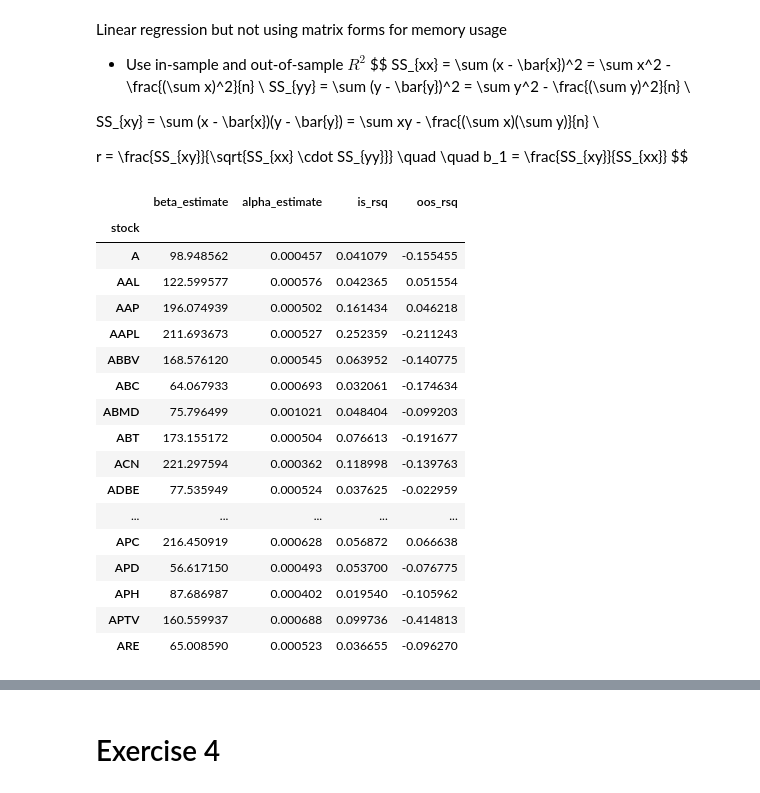
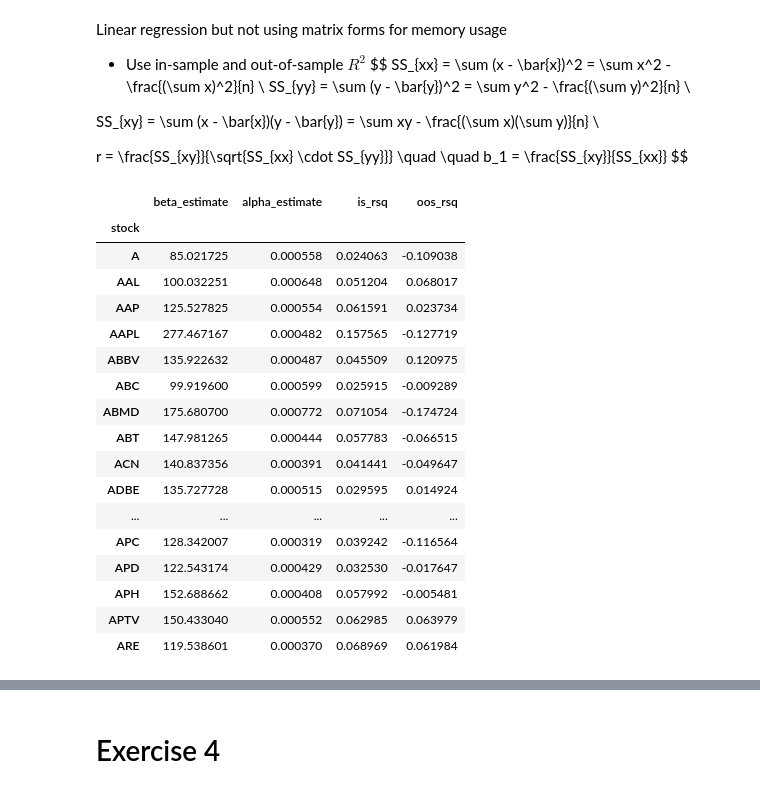
Before and after one commit to kelvin386/QuantTradingProject, a Jupyter notebook: Exercises/EX3_4_Solution.ipynb, the cells around one changed output, grey strips where cells are left out. Cells and saved outputs as stored; diff of their text form; code cells hidden in the pictures.

```diff
--- a/Exercises/EX3_4_Solution.ipynb
+++ b/Exercises/EX3_4_Solution.ipynb
@@ -95,6 +97,22 @@ model_type = 'linear'
 
 # all_price = pd.concat(price_by_month)["midEnd"]
 # all_volume = pd.concat(volume_by_month)
+# %%
+def load_from_pickle(filename):
+    path = '../../pkl_dump/'
+    with open(path + filename, 'rb') as f:
+        return pickle.load(f)
+
+# Load data
+traded_volume_df = load_from_pickle('traded_volume_df.pkl')
+px_df = load_from_pickle('px_df.pkl')
+daily_stock_info_df = load_from_pickle('daily_stock_info_df.pkl')
+monthly_scaling_factor = load_from_pickle('monthly_scaling_factor.pkl')
+stocks = traded_volume_df.reset_index()["stock"].unique()
+
+# other params
+half_life = 3600
+model_type = 'linear'
 # %% [markdown]
 `impact_state` function
 # %%
@@ -235,26 +253,26 @@ def regression_result(daily_stock_reg_info_df, in_sample_month):
 
     return summary_df
 # %%
-in_sample_month = 1
+in_sample_month = 5
 summary_df = regression_result(daily_stock_reg_info_df, in_sample_month)
 summary_df = summary_df[['beta_estimate', 'alpha_estimate', 'is_rsq', 'oos_rsq']]
 summary_df
 # %% [output]
 |  | beta_estimate | alpha_estimate | is_rsq | oos_rsq |
 | stock |  |  |  |  |
-| A | 98.948562 | 0.000457 | 0.041079 | -0.155455 |
-| AAL | 122.599577 | 0.000576 | 0.042365 | 0.051554 |
-| AAP | 196.074939 | 0.000502 | 0.161434 | 0.046218 |
-| AAPL | 211.693673 | 0.000527 | 0.252359 | -0.211243 |
-| ABBV | 168.576120 | 0.000545 | 0.063952 | -0.140775 |
-| ABC | 64.067933 | 0.000693 | 0.032061 | -0.174634 |
-| ABMD | 75.796499 | 0.001021 | 0.048404 | -0.099203 |
-| ABT | 173.155172 | 0.000504 | 0.076613 | -0.191677 |
-| ACN | 221.297594 | 0.000362 | 0.118998 | -0.139763 |
-| ADBE | 77.535949 | 0.000524 | 0.037625 | -0.022959 |
+| A | 85.021725 | 0.000558 | 0.024063 | -0.109038 |
+| AAL | 100.032251 | 0.000648 | 0.051204 | 0.068017 |
+| AAP | 125.527825 | 0.000554 | 0.061591 | 0.023734 |
+| AAPL | 277.467167 | 0.000482 | 0.157565 | -0.127719 |
+| ABBV | 135.922632 | 0.000487 | 0.045509 | 0.120975 |
+| ABC | 99.919600 | 0.000599 | 0.025915 | -0.009289 |
+| ABMD | 175.680700 | 0.000772 | 0.071054 | -0.174724 |
+| ABT | 147.981265 | 0.000444 | 0.057783 | -0.066515 |
+| ACN | 140.837356 | 0.000391 | 0.041441 | -0.049647 |
+| ADBE | 135.727728 | 0.000515 | 0.029595 | 0.014924 |
 | ... | ... | ... | ... | ... |
-| APC | 216.450919 | 0.000628 | 0.056872 | 0.066638 |
-| APD | 56.617150 | 0.000493 | 0.053700 | -0.076775 |
-| APH | 87.686987 | 0.000402 | 0.019540 | -0.105962 |
-| APTV | 160.559937 | 0.000688 | 0.099736 | -0.414813 |
-| ARE | 65.008590 | 0.000523 | 0.036655 | -0.096270 |
+| APC | 128.342007 | 0.000319 | 0.039242 | -0.116564 |
+| APD | 122.543174 | 0.000429 | 0.032530 | -0.017647 |
+| APH | 152.688662 | 0.000408 | 0.057992 | -0.005481 |
+| APTV | 150.433040 | 0.000552 | 0.062985 | 0.063979 |
+| ARE | 119.538601 | 0.000370 | 0.068969 | 0.061984 |
```
Also changed, not shown: parts of 8 cells of this notebook.
